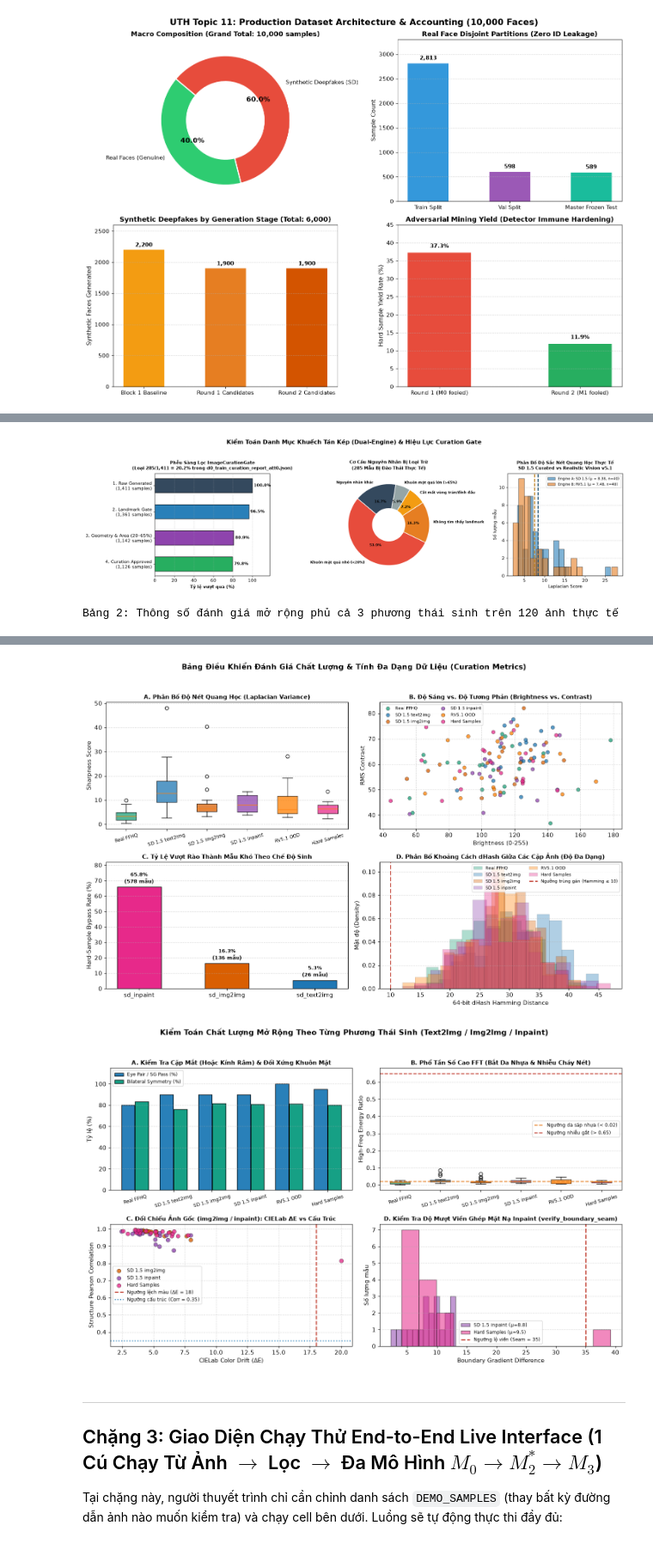
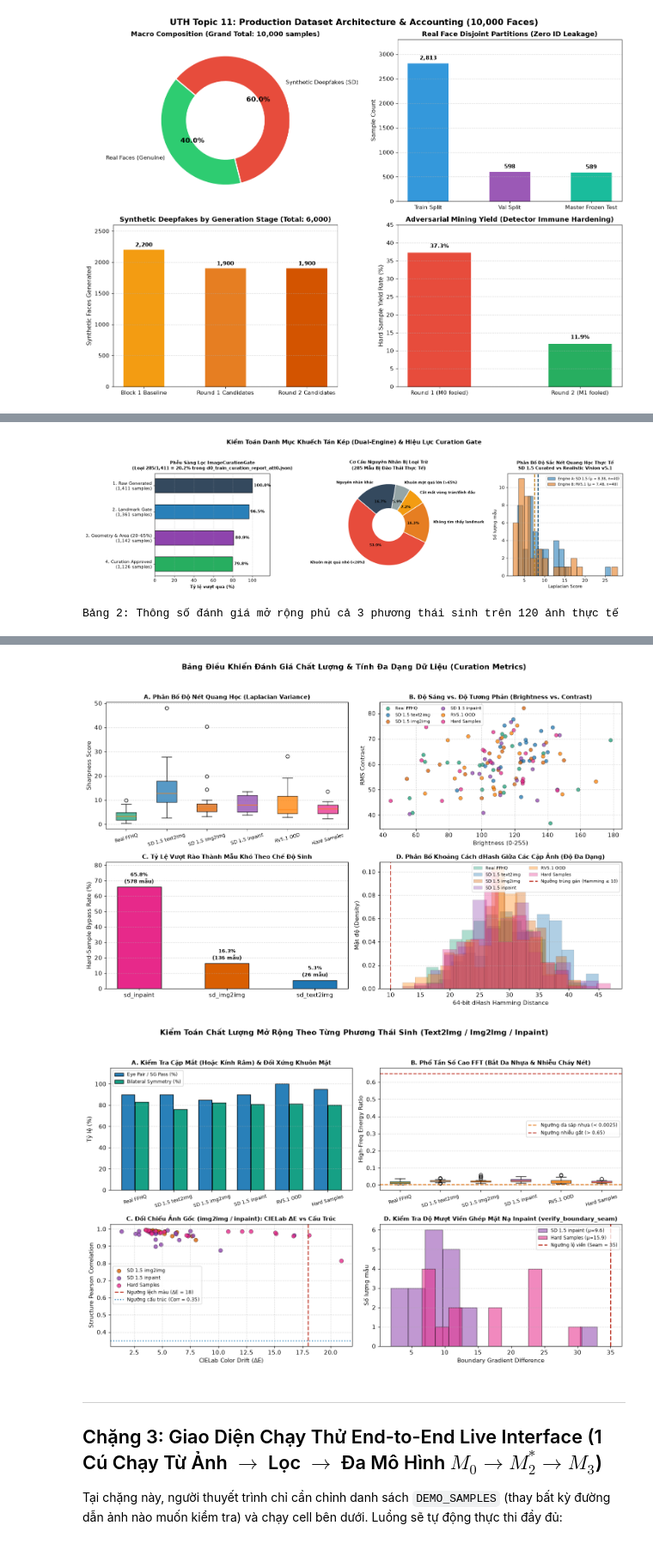
Before and after one commit to bush-le/uth-cv-coursework, a Jupyter notebook: notebooks/exploratory/end_to_end_pipeline_interface.ipynb, the cells around one changed output, grey strips where cells are left out. Shown at 86% size. Saved outputs shown, nothing was run; the diff lists cells and outputs as text; code cells hidden in the pictures.

Commit message:
fix(metrics,notebook): resolve reviewer eye-cascade, Haar fallback, FFT calibration, and mask hygiene findings

```diff
--- a/notebooks/exploratory/end_to_end_pipeline_interface.ipynb
+++ b/notebooks/exploratory/end_to_end_pipeline_interface.ipynb
@@ -137,6 +139,7 @@ fig_audit = plot_dual_engine_curation_audit(
     curation_report_path=ROOT / "data/synthetic/d0_train_curation_report_att0.json",
 )
 plt.show()
+plt.close("all")
 
 # Kiểm toán đa chỉ số mở rộng phủ cả 3 phương thái sinh (text2img, img2img, inpaint) trên 120 ảnh thật
 raw_manifest_items = [json.loads(line) for line in (ROOT / "data/raw/manifest.jsonl").read_text(encoding="utf-8").splitlines() if line.strip()]
@@ -149,22 +152,20 @@ def _sample_records(manifest_path: Path, n: int = 20, mode_filter: str | None =
     step = max(1, len(items) // n)
     return items[::step][:n]
 
-def _make_mask_from_box(box: list[float] | None, size_hw: tuple[int, int]) -> torch.Tensor | None:
-    if not box or len(box) != 4:
-        return None
-    h, w = size_hw
-    x1, y1 = max(0, int(round(box[0] * w))), max(0, int(round(box[1] * h)))
-    x2, y2 = min(w, int(round(box[2] * w))), min(h, int(round(box[3] * h)))
-    m = torch.zeros((1, h, w), dtype=torch.float32)
-    m[:, y1:y2, x1:x2] = 1.0
-    return m
+def _make_inpaint_mask(tensor_chw: torch.Tensor, box: list[float] | None, target_region: str = "full") -> torch.Tensor | None:
+    if box and len(box) == 4:
+        # Chuyển [x1, y1, x2, y2] -> [ymin, xmin, ymax, xmax] theo chuẩn generate_dynamic_face_mask
+        bbox_yx = (float(box[1]), float(box[0]), float(box[3]), float(box[2]))
+    else:
+        bbox_yx = None
+    return generate_dynamic_face_mask(tensor_chw, bbox=bbox_yx, target_region=target_region)
 
 GROUPS = [
     ("Real FFHQ", ROOT / "data/raw/manifest.jsonl", None, "real", PALETTE["real"]),
     ("SD 1.5 text2img", ROOT / "data/synthetic/curated_manifest.jsonl", "sd_text2img", "sd_text2img", PALETTE["m1_active_r1"]),
     ("SD 1.5 img2img", ROOT / "data/synthetic/curated_manifest.jsonl", "sd_img2img", "sd_img2img", PALETTE["fake"]),
     ("SD 1.5 inpaint", ROOT / "data/synthetic/curated_manifest.jsonl", "sd_inpaint", "sd_inpaint", "#8e44ad"),
-    ("RV5.1 OOD", ROOT / "data/synthetic/realimage_v51_6k/fake_manifest.jsonl", None, "sd_text2img", PALETTE["vault_realimage"]),
+    ("RV5.1 OOD", ROOT / "data/synthetic/realimage_v51_6k/fake_manifest.jsonl", None, None, PALETTE["vault_realimage"]),
     ("Hard Samples", ROOT / "data/hard_samples/hard_samples_manifest.jsonl", None, None, PALETTE["hard_sample"]),
 ]
 
@@ -193,7 +194,9 @@ for g_name, m_path, m_filter, fixed_mode, color in GROUPS:
         tensor_chw = torch.from_numpy(arr_f32).permute(2, 0, 1)  # (C, H, W)
 
         rep = gate_eval.evaluate_image(tensor_chw, image_id=fp.stem)
-        mode_val = fixed_mode or rec.get("manipulation_type") or "sd_text2img"
+        raw_task = rec.get("manipulation_type") or rec.get("task") or "sd_text2img"
+        task_map = {"text2img": "sd_text2img", "img2img": "sd_img2img", "inpaint": "sd_inpaint"}
+        mode_val = fixed_mode or task_map.get(raw_task, raw_task)
 
         src_u8 = None
         src_id = rec.get("source_real_id")
@@ -201,9 +204,13 @@ for g_name, m_path, m_filter, fixed_mode, color in GROUPS:
             with Image.open(raw_lookup[src_id]) as s_im:
                 src_u8 = np.array(s_im.convert("RGB"), dtype=np.uint8)
         mask_t = None
-        if mode_val == "sd_inpaint":
-            box = (rec.get("generation") or {}).get("inpaint_mask_box")
-            mask_t = _make_mask_from_box(box, arr_u8.shape[:2])
+        if mode_val == "sd_inpaint" and src_u8 is not None:
+            gen_meta = rec.get("generation") or {}
+            mask_t = _make_inpaint_mask(
+                tensor_chw,
+                gen_meta.get("inpaint_mask_box"),
+                target_region=str(gen_meta.get("inpaint_mask_target", "full")),
+            )
 
         ext_rep = audit_image_extended(
             arr_u8,
@@ -343,6 +350,7 @@ ax.grid(axis="y", linestyle="--", alpha=0.45)
 plt.suptitle("Bảng Điều Khiển Đánh Giá Chất Lượng & Tính Đa Dạng Dữ Liệu (Curation Metrics)", fontsize=13, fontweight="bold", y=0.98)
 plt.tight_layout(rect=[0, 0, 1, 0.95])
 plt.show()
+plt.close("all")
 
 # Chart 3B: Extended Mode-Aware Audit Dashboard (Eye/Symmetry, FFT Skin Texture, Paired Delta-E, Seam)
 fig, axes = plt.subplots(2, 2, figsize=(13.5, 8.6))
@@ -369,7 +377,7 @@ bp2 = ax.boxplot([group_metrics[k]["fft_ratios"] for k in names_list], tick_labe
 for patch, k in zip(bp2["boxes"], names_list):
     patch.set_facecolor(group_metrics[k]["color"])
     patch.set_alpha(0.75)
-ax.axhline(0.02, color="#e67e22", linestyle="--", linewidth=1.6, label="Ngưỡng da sáp nhựa (< 0.02)")
+ax.axhline(0.0025, color="#e67e22", linestyle="--", linewidth=1.6, label="Ngưỡng da sáp nhựa (< 0.0025)")
 ax.axhline(0.65, color="#c0392b", linestyle="--", linewidth=1.6, label="Ngưỡng nhiễu gắt (> 0.65)")
 ax.tick_params(axis="x", labelsize=8, rotation=15)
 ax.set_title("B. Phổ Tần Số Cao FFT (Bắt Da Nhựa & Nhiễu Cháy Nét)", fontsize=10.5, fontweight="bold")
@@ -414,6 +422,7 @@ ax.grid(axis="y", linestyle="--", alpha=0.45)
 plt.suptitle("Kiểm Toán Chất Lượng Mở Rộng Theo Từng Phương Thái Sinh (Text2Img / Img2Img / Inpaint)", fontsize=13, fontweight="bold", y=0.98)
 plt.tight_layout(rect=[0, 0, 1, 0.95])
 plt.show()
+plt.close("all")
 # %% [output]
 [figure]
 Bảng 2: Thông số đánh giá mở rộng phủ cả 3 phương thái sinh trên 120 ảnh thực tế
@@ -427,5 +436,5 @@ Bảng 2: Thông số đánh giá mở rộng phủ cả 3 phương thái sinh t
 [figure]
-[figure, old version]
+[figure, new version]
 # %% [markdown]
 ---
 ## Chặng 3: Giao Diện Chạy Thử End-to-End Live Interface (1 Cú Chạy Từ Ảnh $\rightarrow$ Lọc $\rightarrow$ Đa Mô Hình $M_0 \to M_2^* \to M_3$)
```
Also changed, not shown: parts of 6 cells of this notebook, 2 other files.
